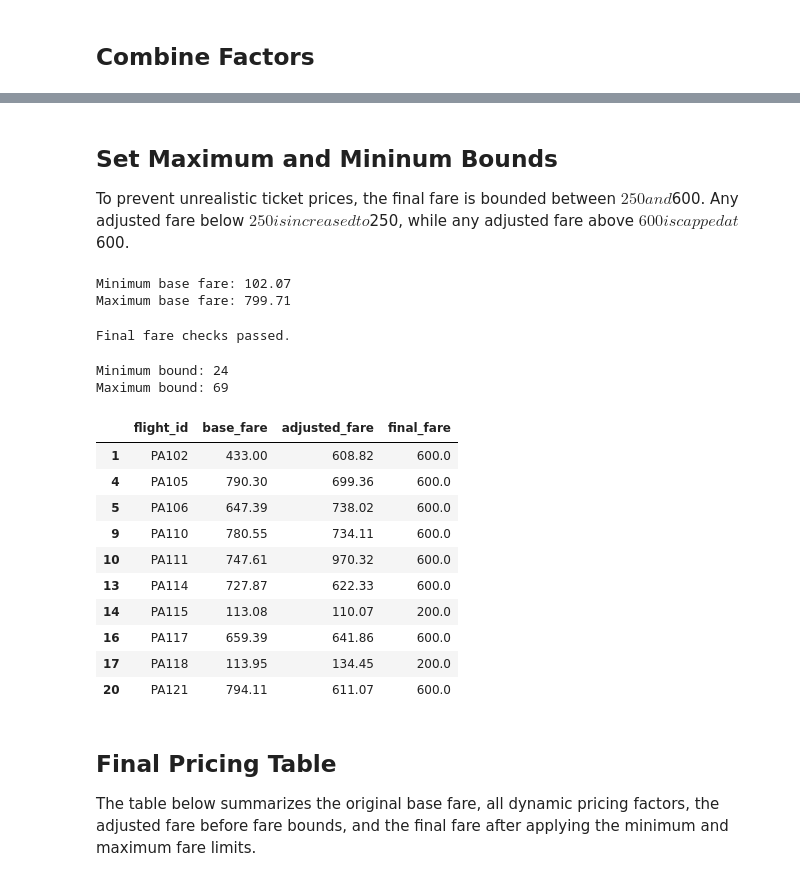
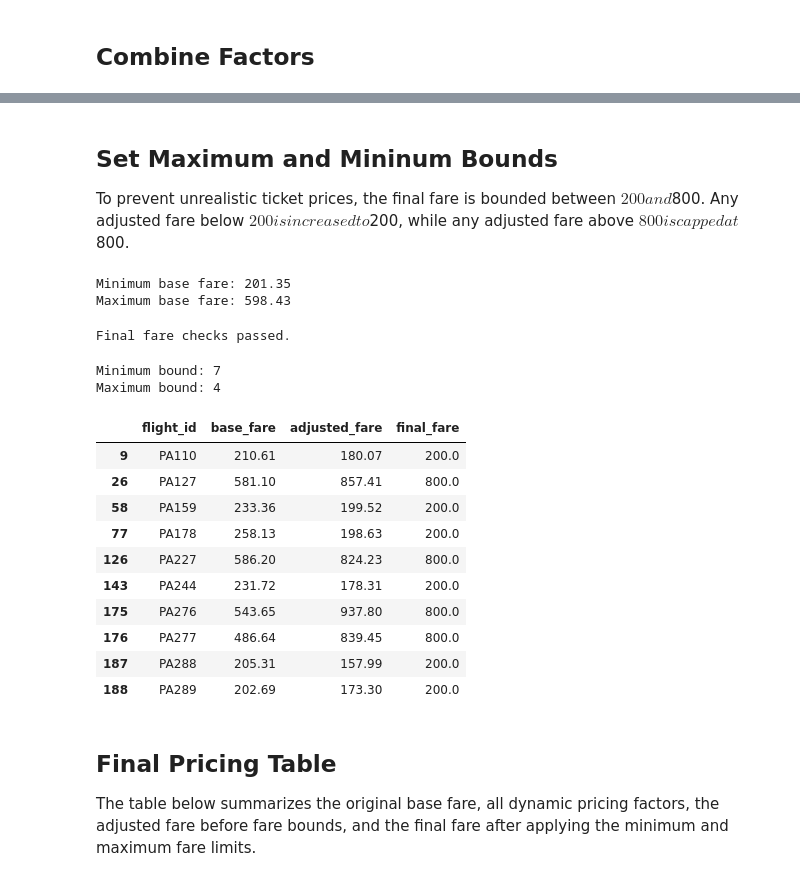
Before and after one commit to Jellia1225/mmaGroup9_Project, a Jupyter notebook: price_model.ipynb, the cells around one changed output, grey strips where cells are left out. Cells and saved outputs as stored; diff of their text form; code cells hidden in the pictures.

Commit message:
updated bounds

```diff
--- a/price_model.ipynb
+++ b/price_model.ipynb
@@ -410,17 +410,17 @@ flights[
 ## Set Maximum and Mininum Bounds
 
 To prevent unrealistic ticket prices, the final fare is bounded between
-$250 and $600. Any adjusted fare below $250 is increased to $250, while
-any adjusted fare above $600 is capped at $600.
+$200 and $800. Any adjusted fare below $200 is increased to $200, while
+any adjusted fare above $800 is capped at $800.
 # %%
 print("Minimum base fare:", flights["base_fare"].min())
 print("Maximum base fare:", flights["base_fare"].max())
 
 MIN_FARE = 200
-MAX_FARE = 600
+MAX_FARE = 800
 # %% [output]
-Minimum base fare: 102.07
-Maximum base fare: 799.71
+Minimum base fare: 201.35
+Maximum base fare: 598.43
 # %%
 flights["final_fare"] = np.clip(
     flights["adjusted_fare"],
@@ -444,26 +444,26 @@ print(
     (flights["adjusted_fare"] > MAX_FARE).sum()
 )
 # %% [output]
-Minimum bound: 24
-Maximum bound: 69
+Minimum bound: 7
+Maximum bound: 4
 # %%
 flights[
     flights["adjusted_fare"] != flights["final_fare"]
 ][
     ["flight_id", "base_fare", "adjusted_fare", "final_fare"]
-].head(10)
+].tail(10)
 # %% [output]
 |  | flight_id | base_fare | adjusted_fare | final_fare |
-| 1 | PA102 | 433.00 | 608.82 | 600.0 |
-| 4 | PA105 | 790.30 | 699.36 | 600.0 |
-| 5 | PA106 | 647.39 | 738.02 | 600.0 |
-| 9 | PA110 | 780.55 | 734.11 | 600.0 |
-| 10 | PA111 | 747.61 | 970.32 | 600.0 |
-| 13 | PA114 | 727.87 | 622.33 | 600.0 |
-| 14 | PA115 | 113.08 | 110.07 | 200.0 |
-| 16 | PA117 | 659.39 | 641.86 | 600.0 |
-| 17 | PA118 | 113.95 | 134.45 | 200.0 |
-| 20 | PA121 | 794.11 | 611.07 | 600.0 |
+| 9 | PA110 | 210.61 | 180.07 | 200.0 |
+| 26 | PA127 | 581.10 | 857.41 | 800.0 |
+| 58 | PA159 | 233.36 | 199.52 | 200.0 |
+| 77 | PA178 | 258.13 | 198.63 | 200.0 |
+| 126 | PA227 | 586.20 | 824.23 | 800.0 |
+| 143 | PA244 | 231.72 | 178.31 | 200.0 |
+| 175 | PA276 | 543.65 | 937.80 | 800.0 |
+| 176 | PA277 | 486.64 | 839.45 | 800.0 |
+| 187 | PA288 | 205.31 | 157.99 | 200.0 |
+| 188 | PA289 | 202.69 | 173.30 | 200.0 |
 # %% [markdown]
 ## Final Pricing Table
 
```
Also changed, not shown: parts of 10 cells of this notebook.
